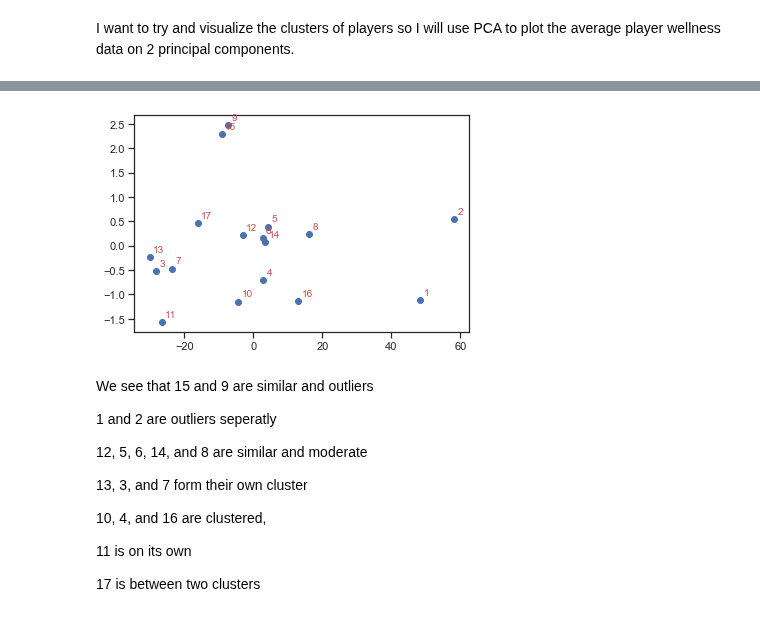
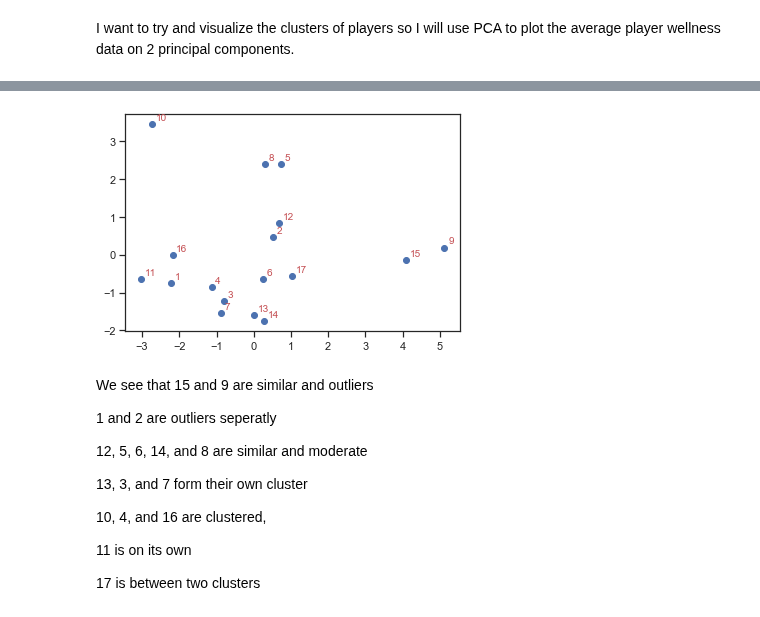
Before and after one commit to JoeRoussy/sta2453-project-1, a Jupyter notebook: wellness_factor_analysis_joe.ipynb, the cells around one changed output, grey strips where cells are left out. Cells and saved outputs as stored; diff of their text form; code cells hidden in the pictures.

```diff
--- a/wellness_factor_analysis_joe.ipynb
+++ b/wellness_factor_analysis_joe.ipynb
@@ -946,3 +947,7 @@ pca_df.head()
 | 2 | 3.350725 | 3.176812 | 3.455072 | 3.979710 | 7.879710 | 3.913043 | 0.973913 | 1.000000 | 0.881159 | ... |
 | 3 | 3.305195 | 3.542208 | 3.935065 | 3.668831 | 8.266234 | 2.954545 | 0.993506 | 0.983766 | 0.853896 | ... |
 | 4 | 3.803089 | 3.814672 | 4.324324 | 3.965251 | 7.925676 | 3.841699 | 0.683398 | 0.745174 | 0.888031 | ... |
+# %%
+pca_standard_scaler = StandardScaler()
+pca_df[pca_df.columns] = pca_standard_scaler.fit_transform(pca_df)
+pca_df
@@ -992,14 +995,14 @@ Name: PlayerID, dtype: int64
 # %%
-HORIZONTAL_OFFSET = 1
+HORIZONTAL_OFFSET = 0.1
 VERTICAL_OFFSET = 0.1
 
 fig, ax = plt.subplots()
 ax.scatter(principal_components[:, 0], principal_components[:, 1])
 
 for i in range(len(player_id_series)):
     ax.annotate(str(i + 1), (principal_components[i, 0] + HORIZONTAL_OFFSET, principal_components[i, 1] + VERTICAL_OFFSET), color='r')
 # %% [output]
-[figure, old version]
+[figure, new version]
 # %% [markdown]
 We see that 15 and 9 are similar and outliers
 
```
Also changed, not shown: parts of 22 cells of this notebook, 4 other files.
